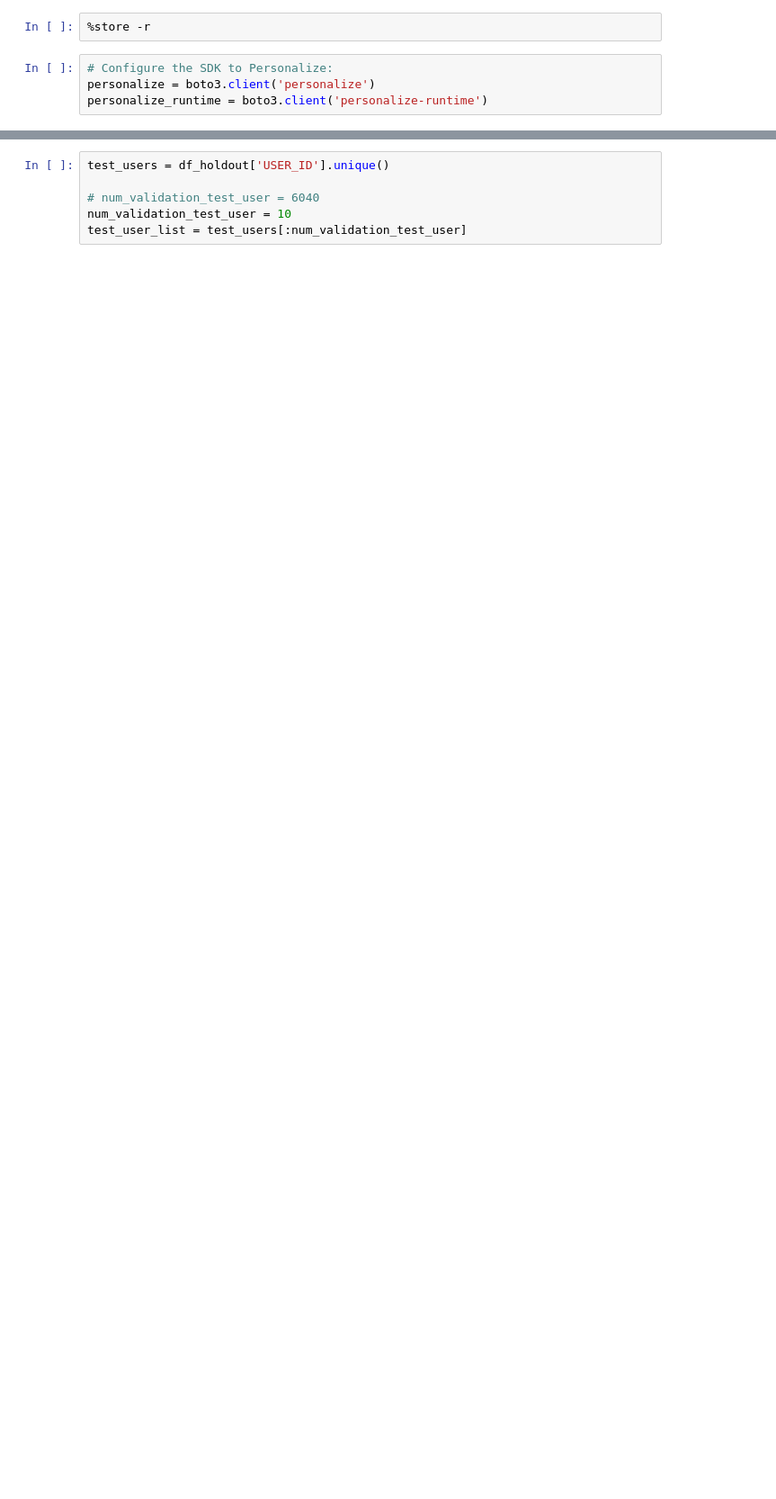
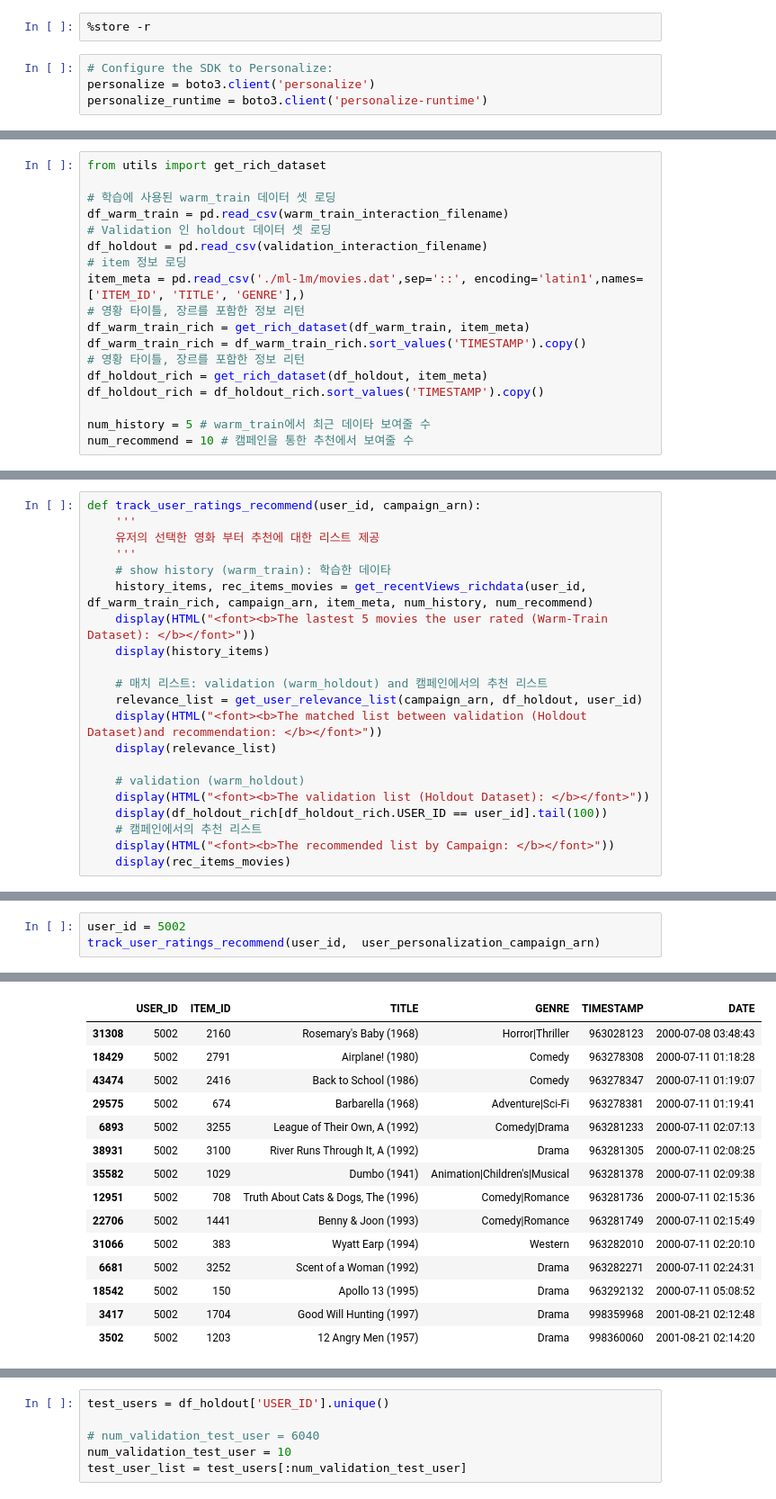
Before and after one commit to gonsoomoon-ml/personalize, a Jupyter notebook: movielens_getting_started/6.1.Evaluate_Test_Dataset.ipynb, the cells around one changed output, grey strips where cells are left out. Shown: that part at 90% size. Saved outputs shown, nothing was run; the diff lists cells and outputs as text; blank space fills up the shorter version.

```diff
--- a/movielens_getting_started/6.1.Evaluate_Test_Dataset.ipynb
+++ b/movielens_getting_started/6.1.Evaluate_Test_Dataset.ipynb
@@ -27,0 +100,18 @@ df_coldstart=pd.read_csv(coldstart_interation_filename)
+# %%
+from utils import get_rich_dataset
+
+# 학습에 사용된 warm_train 데이터 셋 로딩
+df_warm_train = pd.read_csv(warm_train_interaction_filename)
+# Validation 인 holdout 데이터 셋 로딩
+df_holdout = pd.read_csv(validation_interaction_filename)
+# item 정보 로딩
+item_meta = pd.read_csv('./ml-1m/movies.dat',sep='::', encoding='latin1',names=['ITEM_ID', 'TITLE', 'GENRE'],)
+# 영황 타이틀, 장르를 포함한 정보 리턴
+df_warm_train_rich = get_rich_dataset(df_warm_train, item_meta)
+df_warm_train_rich = df_warm_train_rich.sort_values('TIMESTAMP').copy()
+# 영황 타이틀, 장르를 포함한 정보 리턴
+df_holdout_rich = get_rich_dataset(df_holdout, item_meta)
+df_holdout_rich = df_holdout_rich.sort_values('TIMESTAMP').copy()
+
+num_history = 5 # warm_train에서 최근 데이타 보여줄 수
+num_recommend = 10 # 캠페인을 통한 추천에서 보여줄 수
@@ -27,0 +120,21 @@ df_coldstart=pd.read_csv(coldstart_interation_filename)
+# %%
+def track_user_ratings_recommend(user_id, campaign_arn):
+    '''
+    유저의 선택한 영화 부터 추천에 대한 리스트 제공
+    '''
+    # show history (warm_train): 학습한 데이타
+    history_items, rec_items_movies = get_recentViews_richdata(user_id, df_warm_train_rich, campaign_arn, item_meta, num_history, num_recommend)
+    display(HTML("<font><b>The lastest 5 movies the user rated (Warm-Train Dataset): </b></font>"))
+    display(history_items)
+
+    # 매치 리스트: validation (warm_holdout) and 캠페인에서의 추천 리스트
+    relevance_list = get_user_relevance_list(campaign_arn, df_holdout, user_id)
+    display(HTML("<font><b>The matched list between validation (Holdout Dataset)and recommendation: </b></font>"))
+    display(relevance_list)
+
+    # validation (warm_holdout)
+    display(HTML("<font><b>The validation list (Holdout Dataset): </b></font>"))
+    display(df_holdout_rich[df_holdout_rich.USER_ID == user_id].tail(100))
+    # 캠페인에서의 추천 리스트
+    display(HTML("<font><b>The recommended list by Campaign: </b></font>"))
+    display(rec_items_movies)
@@ -27,0 +244,4 @@ df_coldstart=pd.read_csv(coldstart_interation_filename)
+# %%
+user_id = 5002
+track_user_ratings_recommend(user_id,  user_personalization_campaign_arn)
+# %% [output]
@@ -27,0 +258,15 @@ df_coldstart=pd.read_csv(coldstart_interation_filename)
+|  | USER_ID | ITEM_ID | TITLE | GENRE | TIMESTAMP | DATE |
+| 31308 | 5002 | 2160 | Rosemary's Baby (1968) | Horror|Thriller | 963028123 | 2000-07-08 03:48:43 |
+| 18429 | 5002 | 2791 | Airplane! (1980) | Comedy | 963278308 | 2000-07-11 01:18:28 |
+| 43474 | 5002 | 2416 | Back to School (1986) | Comedy | 963278347 | 2000-07-11 01:19:07 |
+| 29575 | 5002 | 674 | Barbarella (1968) | Adventure|Sci-Fi | 963278381 | 2000-07-11 01:19:41 |
+| 6893 | 5002 | 3255 | League of Their Own, A (1992) | Comedy|Drama | 963281233 | 2000-07-11 02:07:13 |
+| 38931 | 5002 | 3100 | River Runs Through It, A (1992) | Drama | 963281305 | 2000-07-11 02:08:25 |
+| 35582 | 5002 | 1029 | Dumbo (1941) | Animation|Children's|Musical | 963281378 | 2000-07-11 02:09:38 |
+| 12951 | 5002 | 708 | Truth About Cats & Dogs, The (1996) | Comedy|Romance | 963281736 | 2000-07-11 02:15:36 |
+| 22706 | 5002 | 1441 | Benny & Joon (1993) | Comedy|Romance | 963281749 | 2000-07-11 02:15:49 |
+| 31066 | 5002 | 383 | Wyatt Earp (1994) | Western | 963282010 | 2000-07-11 02:20:10 |
+| 6681 | 5002 | 3252 | Scent of a Woman (1992) | Drama | 963282271 | 2000-07-11 02:24:31 |
+| 18542 | 5002 | 150 | Apollo 13 (1995) | Drama | 963292132 | 2000-07-11 05:08:52 |
+| 3417 | 5002 | 1704 | Good Will Hunting (1997) | Drama | 998359968 | 2001-08-21 02:12:48 |
+| 3502 | 5002 | 1203 | 12 Angry Men (1957) | Drama | 998360060 | 2001-08-21 02:14:20 |
```
Also changed, not shown: parts of 40 cells of this notebook, 3 other files.
